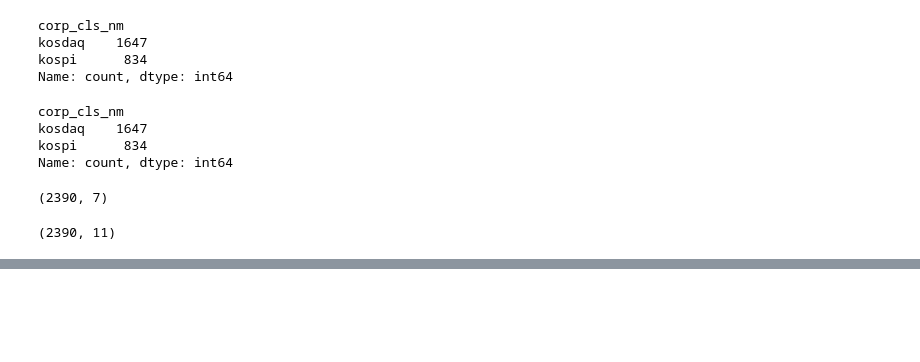
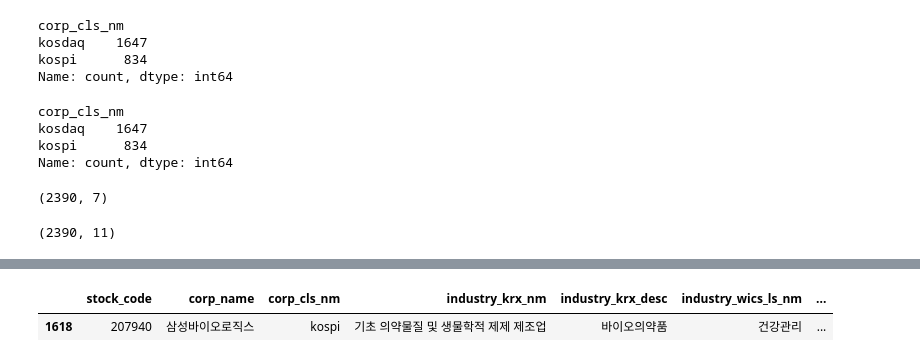
Before and after one commit to good593/stock_forecast, a Jupyter notebook: etl/회사 공시정보 조회.ipynb, the cells around one changed output, grey strips where cells are left out. Saved outputs shown, nothing was run; the diff lists cells and outputs as text; code cells hidden in the pictures; blank space fills up the shorter version.

Commit message:
shape ratio

```diff
--- a/etl/회사 공시정보 조회.ipynb
+++ b/etl/회사 공시정보 조회.ipynb
@@ -665,0 +668,10 @@ df_merge.to_csv(save_path, header=True, index=False, encoding='utf-8')
+# %%
+save_path = '../data/meta/stock_corps.csv'
+df_dtype = {
+    'stock_code': 'object'
+}
+
+df_corps = pd.read_csv(save_path, dtype=df_dtype)
+
+print(f'{df_corps.shape} / {df_corps.isnull().sum().sum()}')
+df_corps.head()
@@ -665,0 +686,5 @@ df_merge.to_csv(save_path, header=True, index=False, encoding='utf-8')
+# %%
+df_corps[df_corps['corp_name'] == '삼성바이오로직스']
+# %% [output]
+|  | stock_code | corp_name | corp_cls_nm | industry_krx_nm | industry_krx_desc | industry_wics_ls_nm | ... |
+| 1618 | 207940 | 삼성바이오로직스 | kospi | 기초 의약물질 및 생물학적 제제 제조업 | 바이오의약품 | 건강관리 | ... |
```
Also changed, not shown: parts of 2 cells of this notebook, 3 other files.
